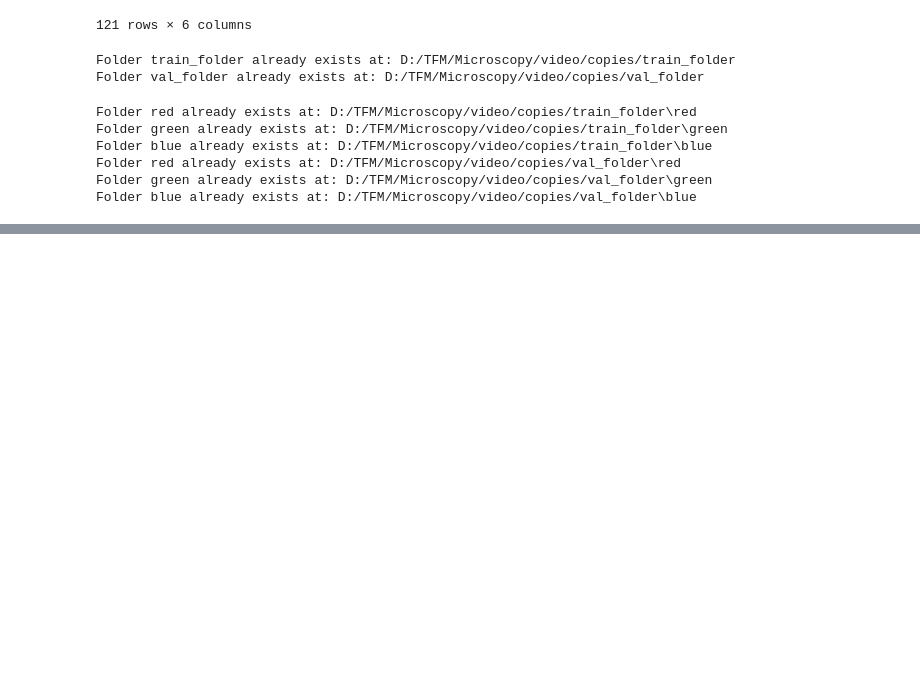
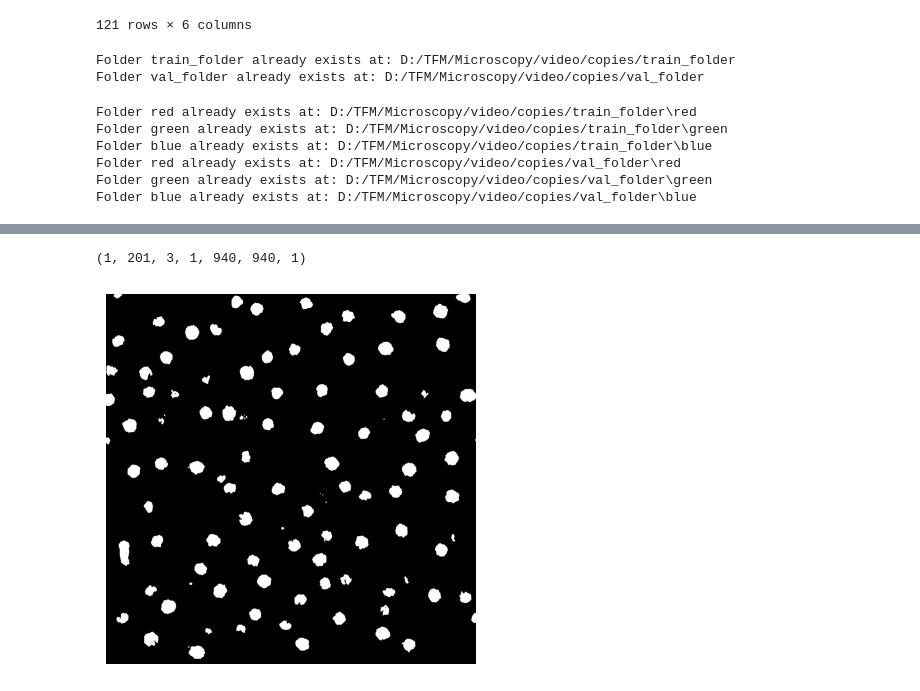
Before and after one commit to sarabenitezinglott/TFM, a Jupyter notebook: Microscopy/preprocess_df.ipynb, the cells around one changed output, grey strips where cells are left out. Cells and saved outputs as stored; diff of their text form; code cells hidden in the pictures; blank space fills up the shorter version.

```diff
--- a/Microscopy/preprocess_df.ipynb
+++ b/Microscopy/preprocess_df.ipynb
@@ -394,0 +167,7 @@ visualize.display_instances(image, r['rois'], r['masks'], r['class_ids'],
+# %%
+from src import cnn
+path = "D:\\TFM\\Microscopy\\video\\3288-1copia.czi"
+cnn.mask(path, "czi")
+# %% [output]
+(1, 201, 3, 1, 940, 940, 1)
+[figure, added]
```
Also changed, not shown: parts of 8 cells of this notebook, 1 other file.
